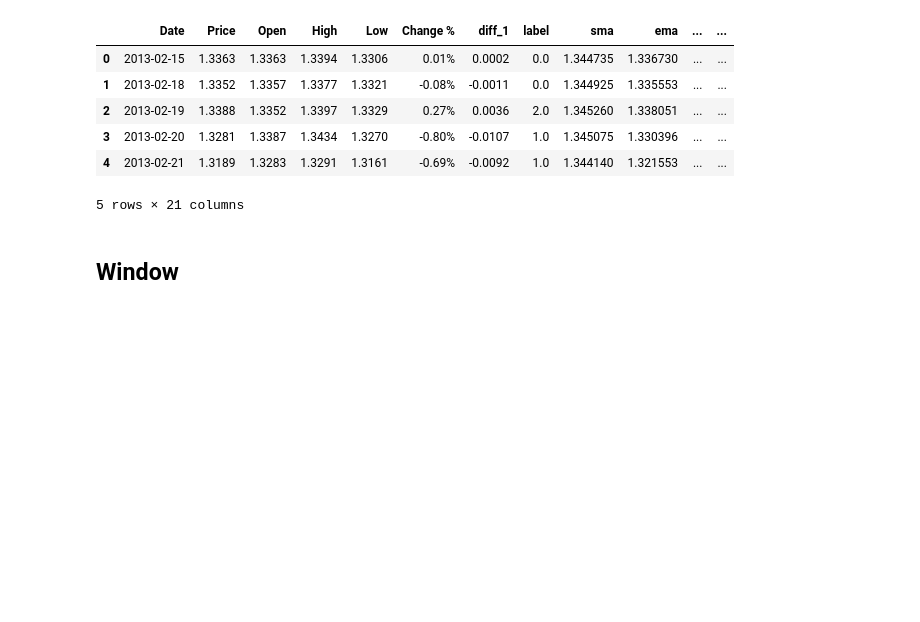
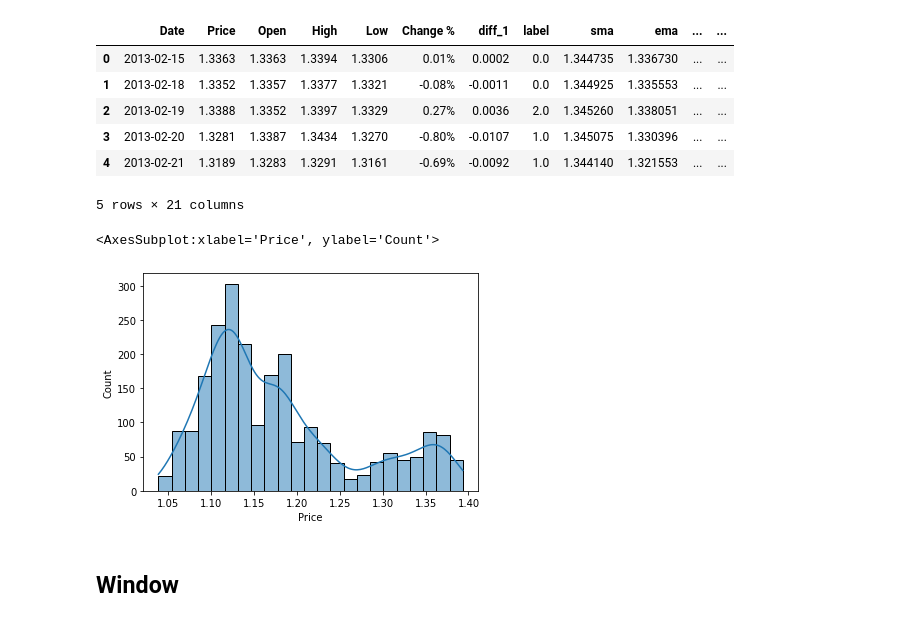
Before and after one commit to danieltwh/Open-Banking-ML, a Jupyter notebook: notebooks/signal/Baseline_Model_v1.ipynb, the cells around one changed output. Drawn from its saved outputs; the diff is of its cells as text; code cells hidden in the pictures; blank space fills up the shorter version.

```diff
--- a/notebooks/signal/Baseline_Model_v1.ipynb
+++ b/notebooks/signal/Baseline_Model_v1.ipynb
@@ -37,6 +40,11 @@ df.head()
 | 3 | 2013-02-20 | 1.3281 | 1.3387 | 1.3434 | 1.3270 | -0.80% | -0.0107 | 1.0 | 1.345075 | 1.330396 | ... | ... |
 | 4 | 2013-02-21 | 1.3189 | 1.3283 | 1.3291 | 1.3161 | -0.69% | -0.0092 | 1.0 | 1.344140 | 1.321553 | ... | ... |
 5 rows × 21 columns
+# %%
+sns.histplot(df["Price"], kde=True)
+# %% [output]
+<AxesSubplot:xlabel='Price', ylabel='Count'>
+[figure, added]
 # %% [markdown]
 ## Window
 # %%
```
Also changed, not shown: parts of 33 cells of this notebook, 2 other files.
